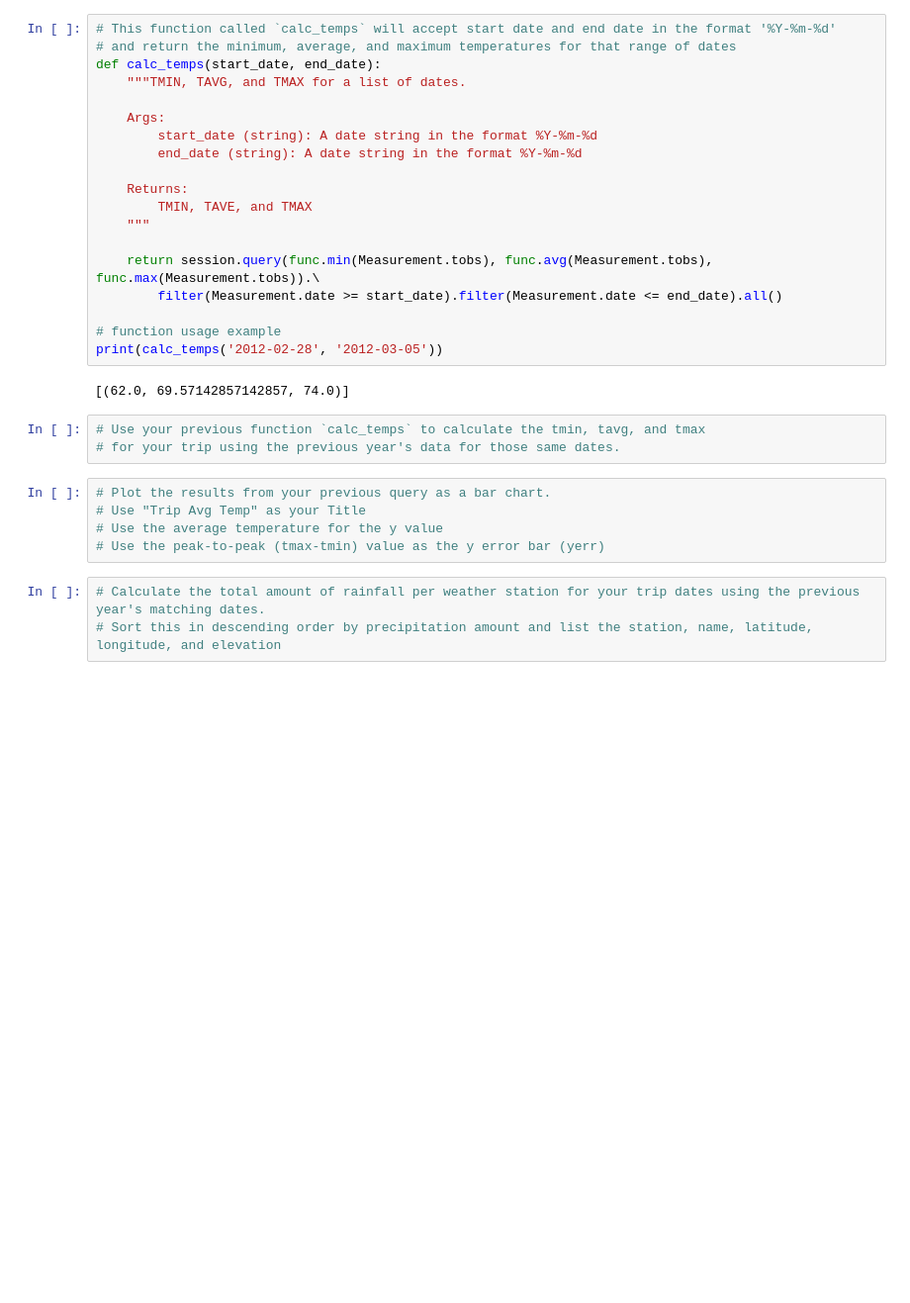
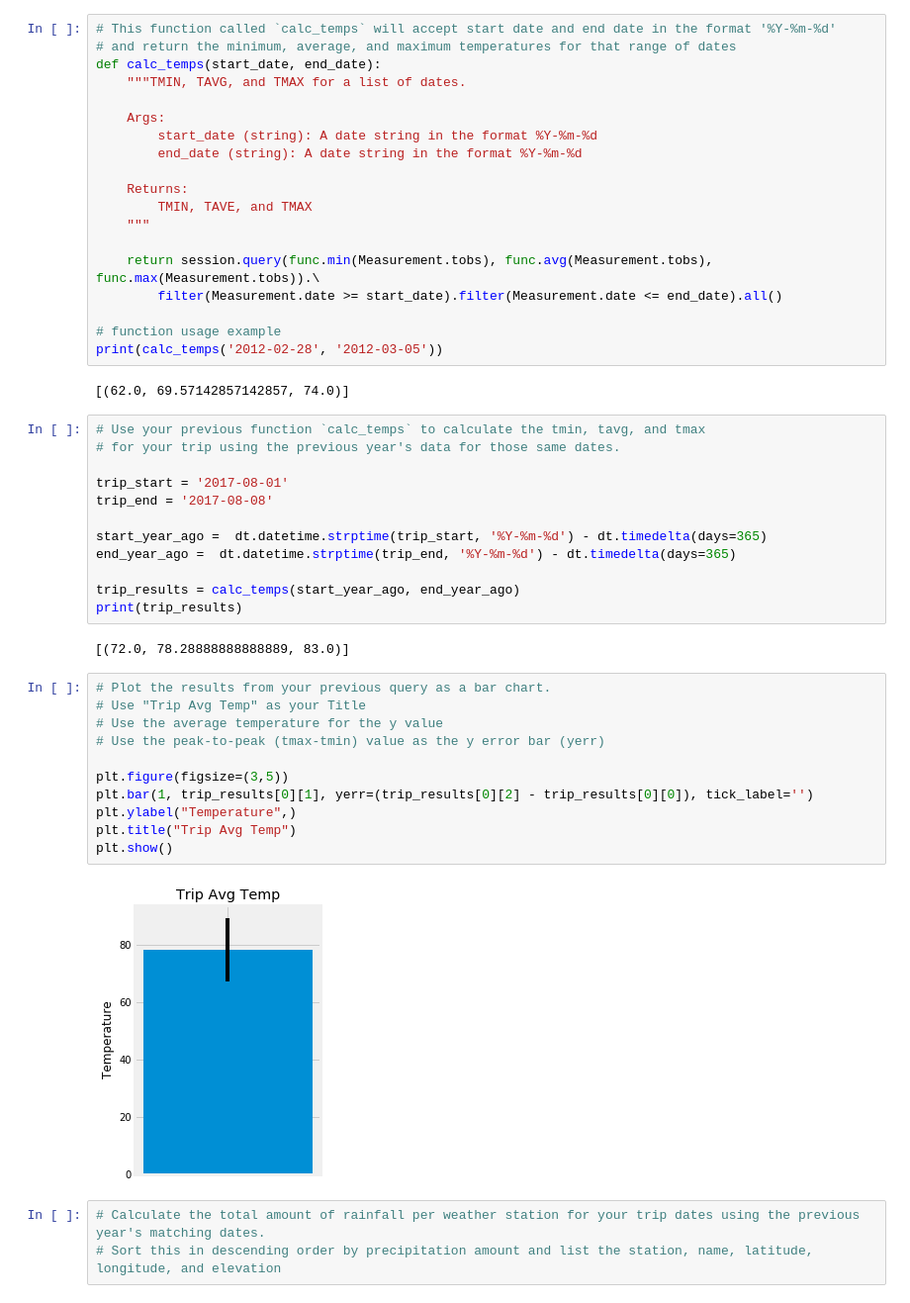
Before and after one commit to dkloepper/DVBC-Homework8, a Jupyter notebook: David Kloepper - Homework 8 - Climate Analysis.ipynb, the cells around one changed output. Shown at 99% size. Drawn from its saved outputs; the diff is of its cells as text; blank space fills up the shorter version.

```diff
--- a/David Kloepper - Homework 8 - Climate Analysis.ipynb
+++ b/David Kloepper - Homework 8 - Climate Analysis.ipynb
@@ -195,11 +185,30 @@ print(calc_temps('2012-02-28', '2012-03-05'))
 # %%
 # Use your previous function `calc_temps` to calculate the tmin, tavg, and tmax
 # for your trip using the previous year's data for those same dates.
+
+trip_start = '2017-08-01'
+trip_end = '2017-08-08'
+
+start_year_ago =  dt.datetime.strptime(trip_start, '%Y-%m-%d') - dt.timedelta(days=365)
+end_year_ago =  dt.datetime.strptime(trip_end, '%Y-%m-%d') - dt.timedelta(days=365)
+
+trip_results = calc_temps(start_year_ago, end_year_ago)
+print(trip_results)
+# %% [output]
+[(72.0, 78.28888888888889, 83.0)]
 # %%
 # Plot the results from your previous query as a bar chart.
 # Use "Trip Avg Temp" as your Title
 # Use the average temperature for the y value
 # Use the peak-to-peak (tmax-tmin) value as the y error bar (yerr)
+
+plt.figure(figsize=(3,5))
+plt.bar(1, trip_results[0][1], yerr=(trip_results[0][2] - trip_results[0][0]), tick_label='')
+plt.ylabel("Temperature",)
+plt.title("Trip Avg Temp")
+plt.show()
+# %% [output]
+[figure, added]
 # %%
 # Calculate the total amount of rainfall per weather station for your trip dates using the previous year's matching dates.
 # Sort this in descending order by precipitation amount and list the station, name, latitude, longitude, and elevation
```
Also changed, not shown: parts of 13 cells of this notebook, 4 other files.
